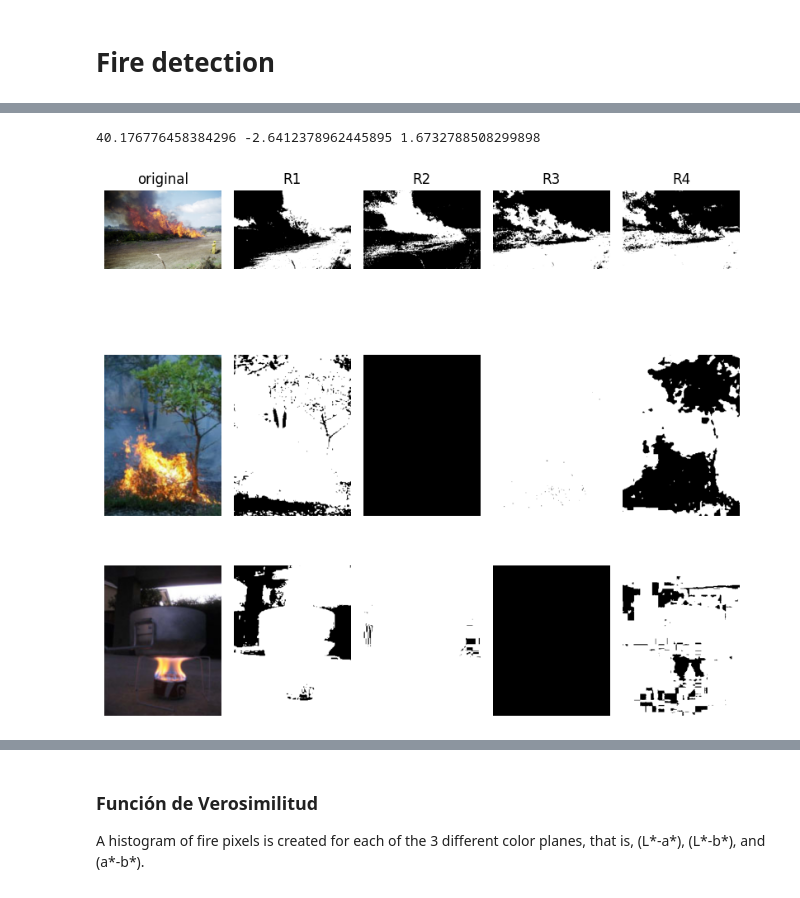
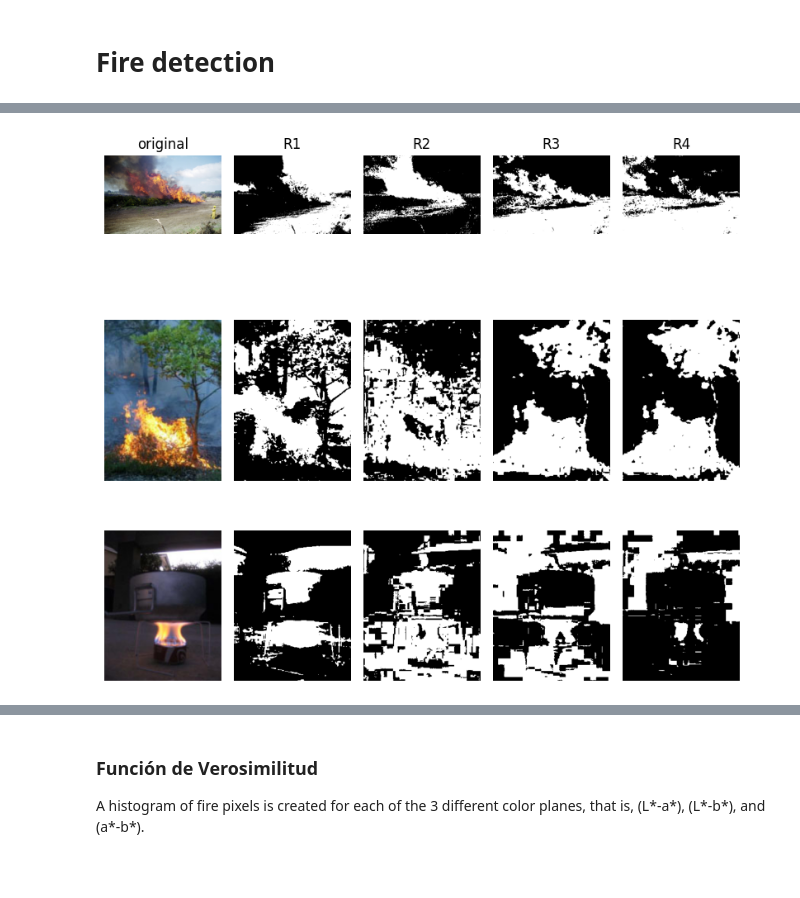
Before and after one commit to nachovigilante/pdi-fire-detection, a Jupyter notebook: fire_detection.ipynb, the cells around one changed output, grey strips where cells are left out. Drawn from its saved outputs; the diff is of its cells as text; code cells hidden in the pictures.

Commit message:
imagenes pruebas r1...r4 arreglado

```diff
--- a/fire_detection.ipynb
+++ b/fire_detection.ipynb
@@ -174,12 +174,12 @@ def statistical_ciel(img_lab):
 
 ![image.png](attachment:image.png)
 # %%
-def binarizar(img, thres, index):
-    h, w, _ = img.shape
+def binarizar(imag, thres, index):
+    h, w, _ = imag.shape
     img_res = np.zeros((h, w))
     for i in range(h):
         for j in range(w):
-            if img[i, j, index] >= thres:
+            if imag[i, j, index] >= thres:
                 img_res[i, j] = 1
     return img_res
 
@@ -201,7 +201,7 @@ def r4(img_lab):
                 img_res[i, j] = 1
     return img_res
 # %%
-img = load_image("./images/sample2.jpg")
+imagen_prueba = load_image("./images/sample2.jpg")
 img_paper1 = load_image("./images/paper_img1.png")
 img_paper2 = load_image("./images/paper_img2.png")
 
@@ -210,64 +210,61 @@ img_paper2=rgba2rgb(img_paper2)
 img_paper1=util.img_as_ubyte(img_paper1)
 img_paper2=util.img_as_ubyte(img_paper2)
 
-img_lab = rgb2lab(img)
-img_lab1 = rgb2lab(img_paper1)
+img_lab0 = rgb2lab(imagen_prueba)
+img_lab1 = rgb_a_lab_img(img_paper1)
 img_lab2 = rgb2lab(img_paper2)
 
-lm, am, bm = statistical_ciel(img_lab)
-r1_img = r1(img_lab, lm)
-r2_img = r2(img_lab, am)
-r3_img = r3(img_lab, bm)
-r4_img = r4(img_lab)
+lm, am, bm = statistical_ciel(img_lab0)
+r1_img = r1(img_lab0, lm)
+r2_img = r2(img_lab0, am)
+r3_img = r3(img_lab0, bm)
+r4_img = r4(img_lab0)
 
 lm1, am1, bm1 = statistical_ciel(img_lab1)
-r1_img1 = r1(img_paper1, lm1)
-r2_img1 = r2(img_paper1, am1)
-r3_img1 = r3(img_paper1, bm1)
-r4_img1 = r4(img_paper1)
-
-print (lm1,am1,bm1)
+r1_img1 = r1(img_lab1, lm1)
+r2_img1 = r2(img_lab1, am1)
+r3_img1 = r3(img_lab1, bm1)
+r4_img1 = r4(img_lab1)
 
 lm2, am2, bm2 = statistical_ciel(img_lab2)
-r1_img2 = r1(img_paper2, lm2)
-r2_img2 = r2(img_paper2, am2)
-r3_img2 = r3(img_paper2, bm2)
-r4_img2 = r4(img_paper2)
+r1_img2 = r1(img_lab2, lm2)
+r2_img2 = r2(img_lab2, am2)
+r3_img2 = r3(img_lab2, bm2)
+r4_img2 = r4(img_lab2)
 
 fig, axes = plt.subplots(3, 5, figsize=(8, 8))
 ax = axes.ravel()
 
-ax[0].imshow(img)
+ax[0].imshow(imagen_prueba)
 ax[1].imshow(r1_img, cmap=plt.cm.gray)  # R1
 ax[2].imshow(r2_img, cmap=plt.cm.gray)  # R2
 ax[3].imshow(r3_img, cmap=plt.cm.gray)  # R3
 ax[4].imshow(r4_img, cmap=plt.cm.gray)  # R4
 
 ax[5].imshow(img_paper1)
 ax[6].imshow(r1_img1, cmap=plt.cm.gray)  # R1
 ax[7].imshow(r2_img1, cmap=plt.cm.gray)  # R2
 ax[8].imshow(r3_img1, cmap=plt.cm.gray)  # R3
 ax[9].imshow(r4_img1, cmap=plt.cm.gray)  # R4
 
 ax[10].imshow(img_paper2)
 ax[11].imshow(r1_img2, cmap=plt.cm.gray)  # R1
 ax[12].imshow(r2_img2, cmap=plt.cm.gray)  # R2
 ax[13].imshow(r3_img2, cmap=plt.cm.gray)  # R3
 ax[14].imshow(r4_img2, cmap=plt.cm.gray)  # R4
 
 
 for a in ax:
     a.axis('off')
 
 ax[0].set_title('original')
 ax[1].set_title('R1')
 ax[2].set_title('R2')
 ax[3].set_title('R3')
 ax[4].set_title('R4')
 
 fig.tight_layout()
 plt.show()
 # %% [output]
-40.176776458384296 -2.6412378962445895 1.6732788508299898
-[figure, old version]
+[figure, new version]
 # %%
```
Also changed, not shown: parts of 5 cells of this notebook.
